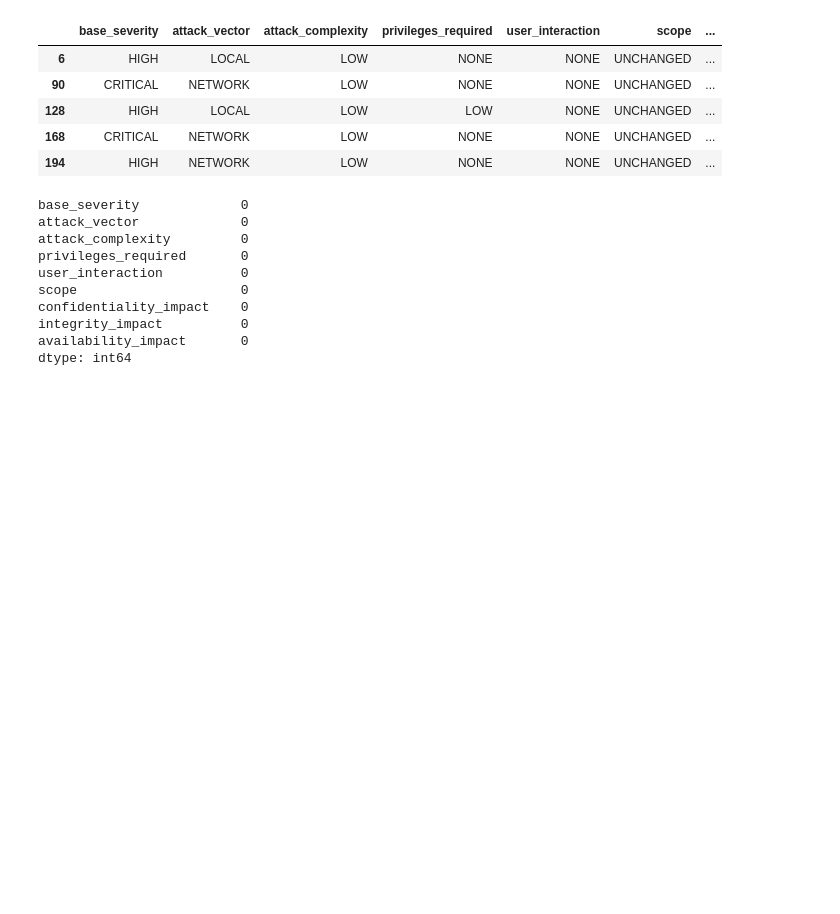
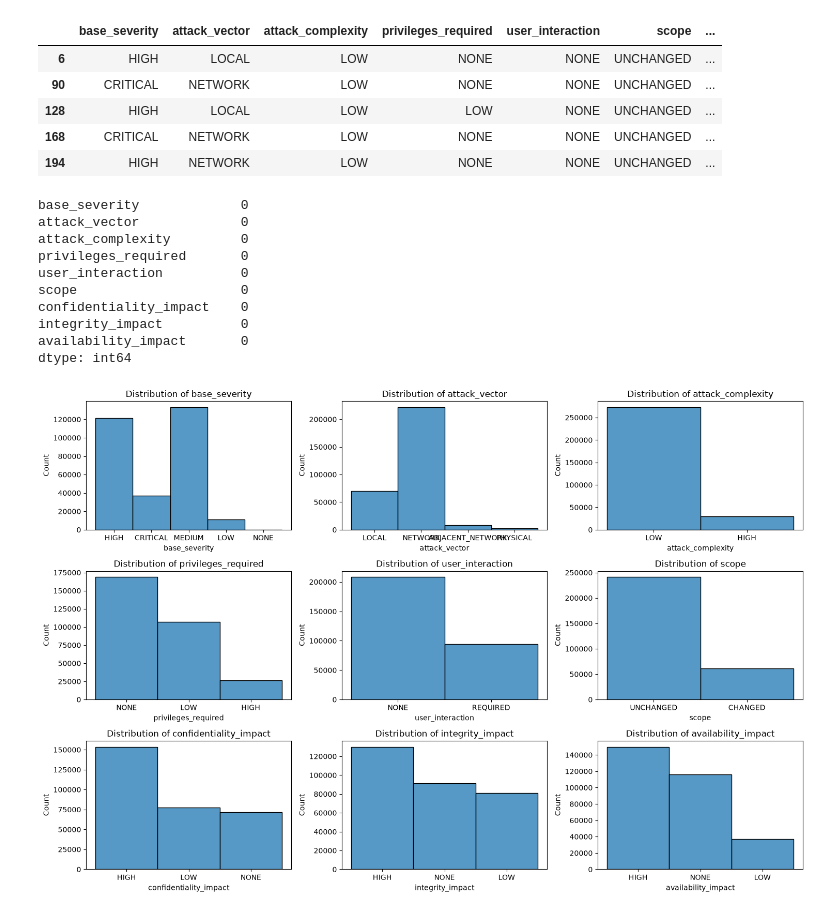
Before and after one commit to noata5505/Tugas-Mechine-Learning, a Jupyter notebook: projek.ipynb, the cells around one changed output. Drawn from its saved outputs; the diff is of its cells as text; code cells hidden in the pictures; blank space fills up the shorter version.

```diff
--- a/projek.ipynb
+++ b/projek.ipynb
@@ -182,9 +172,9 @@ print("Kosong pada minmal satu kolom: ", any_missing)
 Kosong pada ke-2 kolom:  271
 Kosong pada minmal satu kolom:  271
 # %%
-colms = ["epss_perc", "epss_score", "user_interaction", "privileges_required", "scope"]
+colms = ["user_interaction", "privileges_required", "scope"]
 print("Jumlah data sebelum di bersihkan: ", len(train))
-train_clean = train_clean.dropna(subset=colms).copy()
+train_clean = train.dropna(subset=colms).copy()
 print("Jumlah data sesudah di bersihkan: ", len(train_clean))
 train_clean.isnull().sum()
 # %% [output]
@@ -302,3 +247,16 @@ confidentiality_impact    0
 integrity_impact          0
 availability_impact       0
 dtype: int64
+# %%
+# Visualisasi distribusi data untuk beberapa kolom
+
+plt.figure(figsize=(15, 10))
+for i, column in enumerate(df, 1):
+    plt.subplot(3, 3, i)
+    sns.histplot(df[column])
+    plt.title(f'Distribution of {column}')
+
+plt.tight_layout()
+plt.show()
+# %% [output]
+[figure, added]
```
Also changed, not shown: parts of 10 cells of this notebook.
